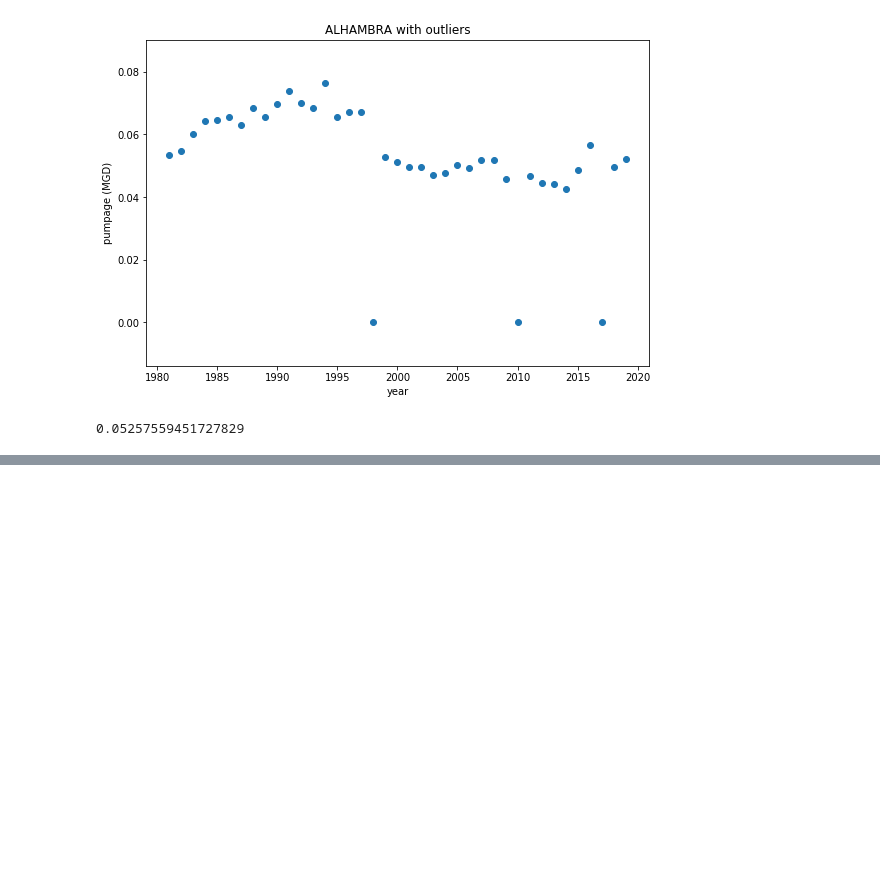
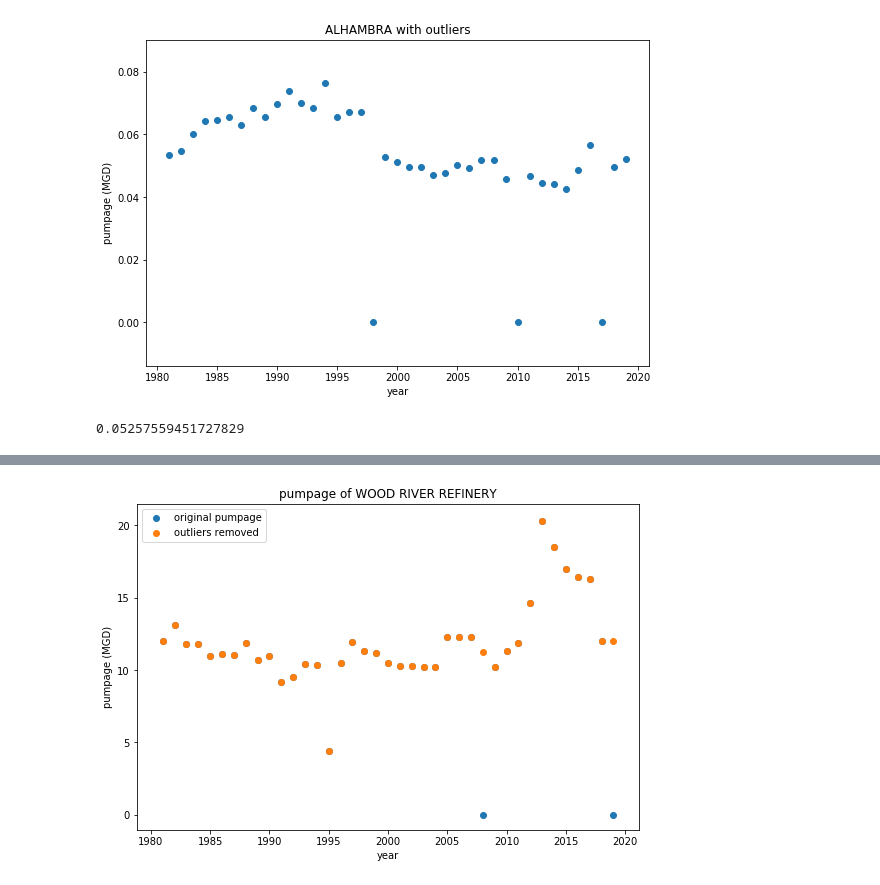
Before and after one commit to Firas-95/GEO572-Project-E.St.Louis, a Jupyter notebook: pumping/pump_data_modified_new.ipynb, the cells around one changed output, grey strips where cells are left out. Saved outputs shown, nothing was run; the diff lists cells and outputs as text; code cells hidden in the pictures; blank space fills up the shorter version.

```diff
--- a/pumping/pump_data_modified_new.ipynb
+++ b/pumping/pump_data_modified_new.ipynb
@@ -103,0 +86,4 @@ plt.legend()
+# %%
+pump_modified_plot(102)
+# %% [output]
+[figure, added]
```
Also changed, not shown: parts of 14 cells of this notebook, 2 other files.
